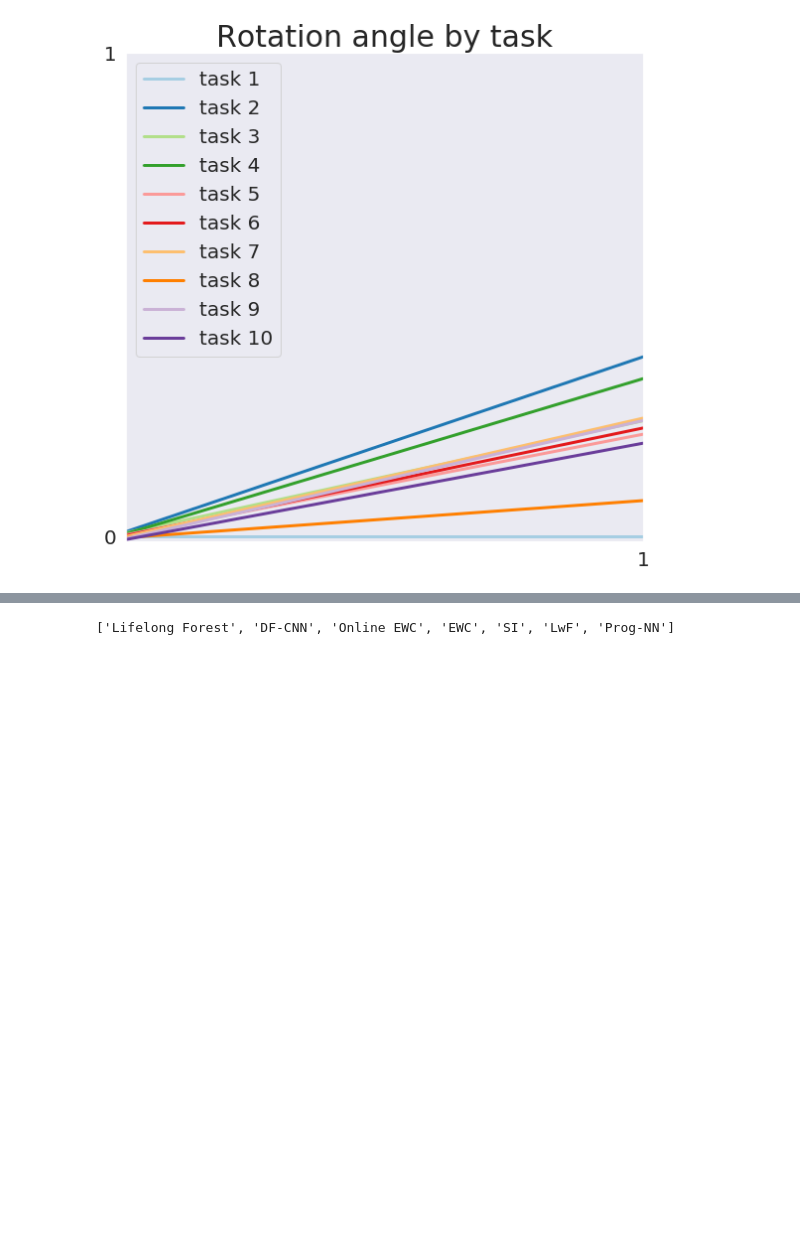
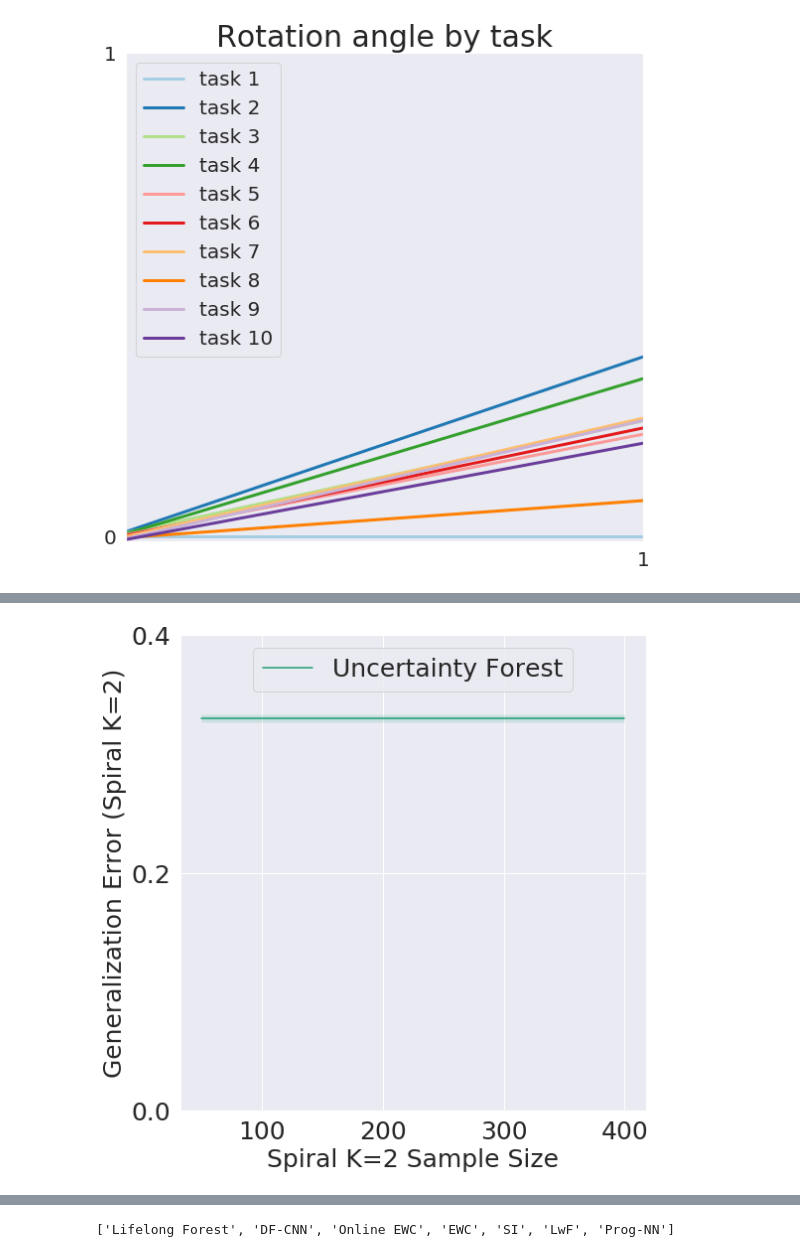
Before and after one commit to neurodata/lifelong-learning, a Jupyter notebook: cef/paper-figs-generator-local.ipynb, the cells around one changed output, grey strips where cells are left out. Cells and saved outputs as stored; diff of their text form; code cells hidden in the pictures; blank space fills up the shorter version.

```diff
--- a/cef/paper-figs-generator-local.ipynb
+++ b/cef/paper-figs-generator-local.ipynb
@@ -1074,0 +1239,80 @@ import pickle
+# %%
+# plotting cell..
+
+mean_error=mean_error_spiral
+std_error=std_error_spiral
+
+algo_offset=0
+names = ['rf', 'transfer', 'lifelong']
+
+fontsize = 25
+labelsize = 25
+
+for j, name in enumerate(names):
+    fig5 = plt.figure(figsize=(8,8))
+    ax5 = fig5.add_subplot(1,1,1)
+    for i, algo in enumerate(algorithms[:j+1]):
+        ax5.plot(n_3, mean_error[i + algo_offset], label=algo, c=colors[i])
+        ax5.fill_between(n_3,
+                mean_error[i + algo_offset] + 1.96*std_error[i + algo_offset]/np.sqrt(n_mc),
+                mean_error[i + algo_offset] - 1.96*std_error[i + algo_offset]/np.sqrt(n_mc),
+                where=mean_error[i + algo_offset] + 1.96*std_error[i + algo_offset]/np.sqrt(n_mc) >= mean_error[i + algo_offset] - 1.96*std_error[i + algo_offset]/np.sqrt(n_mc),
+                facecolor=colors[i],
+                alpha=0.15,
+                interpolate=True)
+
+    if name is 'lifelong':
+        ax5.set_ylabel('Generalization Error (Spiral K=2)', fontsize=fontsize)
+        ax5.legend(loc='upper center', fontsize=25)
+#         ax5.set_ylim(-0.01, 0.5)
+#         ax5.set_xlabel('R-XOR Sample Size', fontsize=fontsize)
+        ax5.set_yticks([0, 0.2, 0.4])
+        ax5.set_xticks([])
+        ax5.tick_params(labelsize=labelsize)
+    else:
+        ax5.set_ylabel('Generalization Error (Spiral K=2)', fontsize=fontsize)
+        ax5.legend(loc='upper center', fontsize=fontsize)
+#         ax5.set_ylim(-0.01, 0.5)
+        ax5.set_xlabel('Spiral K=2 Sample Size', fontsize=fontsize)
+        ax5.tick_params(labelsize=labelsize)
+        ax5.set_yticks([0, 0.2, 0.4])
+        ax5.set_xticks([100, 200, 300, 400])
+
+    plt.tight_layout()
+    plt.savefig('spiral_k2%s.png'%(name), dpi=500)
+
+algo_offset=3
+for j, name in enumerate(names):
+    fig6 = plt.figure(figsize=(8,8))
+
+    ax6 = fig6.add_subplot(1,1,1)
+    for i, algo in enumerate(algorithms[:j+1]):
+        ax6.plot(n_3, mean_error[i+algo_offset], label=algo, c=colors[i])
+        ax6.fill_between(n_3,
+                mean_error[i+algo_offset] + 1.96*std_error[i+algo_offset]/np.sqrt(n_mc),
+                mean_error[i+algo_offset] - 1.96*std_error[i+algo_offset]/np.sqrt(n_mc),
+                where=mean_error[i+algo_offset] + 1.96*std_error[i+algo_offset]/np.sqrt(n_mc) >= mean_error[i+algo_offset] - 1.96*std_error[i+algo_offset]/np.sqrt(n_mc),
+                facecolor=colors[i],
+                alpha=0.15,
+                interpolate=True)
+    if name is 'lifelong':
+        ax6.set_ylabel('Generalization Error (Spiral K=3)', fontsize=fontsize)
+#         ax6.legend(loc='upper center', fontsize=25)
+#         ax6.set_ylim(-0.01, 0.41)
+        ax6.set_xlabel('Spiral K=3 Sample Size', fontsize=fontsize)
+        ax6.tick_params(labelsize=labelsize)
+        ax6.set_yticks([0, 0.2, 0.4])
+        ax6.set_xticks([100, 200, 300, 400])
+#         ax6.tick_params(labelsize=20)
+    else:
+        ax6.set_ylabel('Generalization Error (Spiral K=3)', fontsize=fontsize)
+        ax6.legend(loc='upper center', fontsize=fontsize)
+#         ax6.set_ylim(-0.01, 0.41)
+        ax6.set_xlabel('Spiral K=3 Sample Size', fontsize=fontsize)
+        ax6.tick_params(labelsize=labelsize)
+        ax6.set_yticks([0, 0.2, 0.4])
+        ax6.set_xticks([100, 200, 300, 400])
+    plt.tight_layout()
+    plt.savefig('spiral_k3%s.png'%(name), dpi=500)
+# %% [output]
+[figure, added]
```
Also changed, not shown: parts of 5 cells of this notebook, 14 other files.
